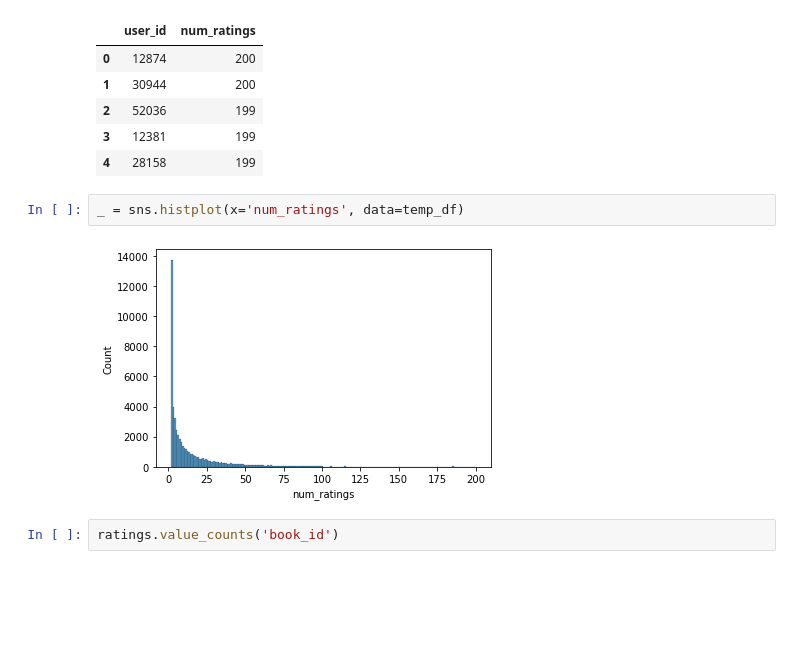
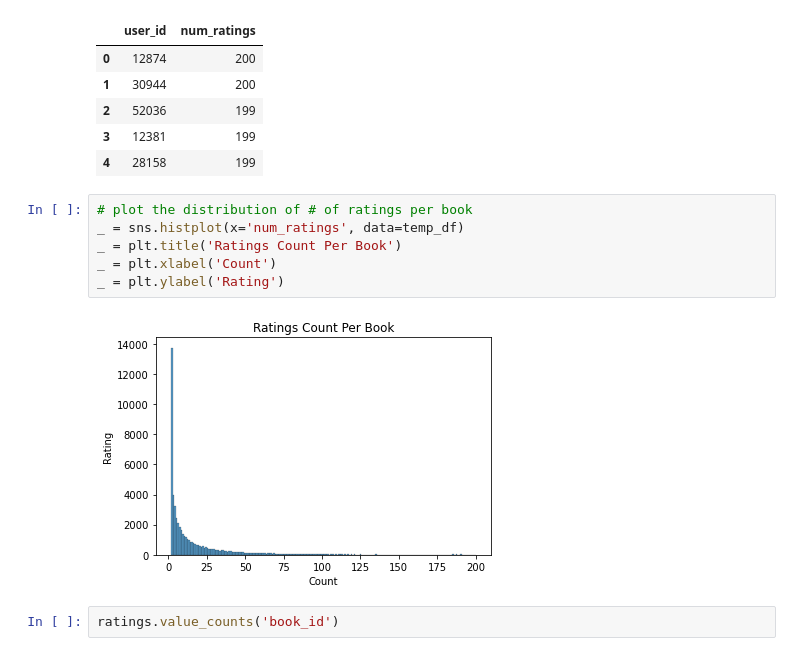
Before and after one commit to gcolson11/Capstone_Books, a Jupyter notebook: Notebooks/Data_Wrangling_and_EDA.ipynb, the cells around one changed output. Cells and saved outputs as stored; diff of their text form; blank space fills up the shorter version.

```diff
--- a/Notebooks/Data_Wrangling_and_EDA.ipynb
+++ b/Notebooks/Data_Wrangling_and_EDA.ipynb
@@ -91,10 +91,14 @@ temp_df.head()
 | 2 | 52036 | 199 |
 | 3 | 12381 | 199 |
 | 4 | 28158 | 199 |
-# %%
-_ = sns.histplot(x='num_ratings', data=temp_df)
-# %% [output]
-[figure, removed]
+# %%
+# plot the distribution of # of ratings per book
+_ = sns.histplot(x='num_ratings', data=temp_df)
+_ = plt.title('Ratings Count Per Book')
+_ = plt.xlabel('Count')
+_ = plt.ylabel('Rating')
+# %% [output]
+[figure, added]
 # %%
 ratings.value_counts('book_id')
 # %% [output]
```
Also changed, not shown: parts of 4 cells of this notebook.
